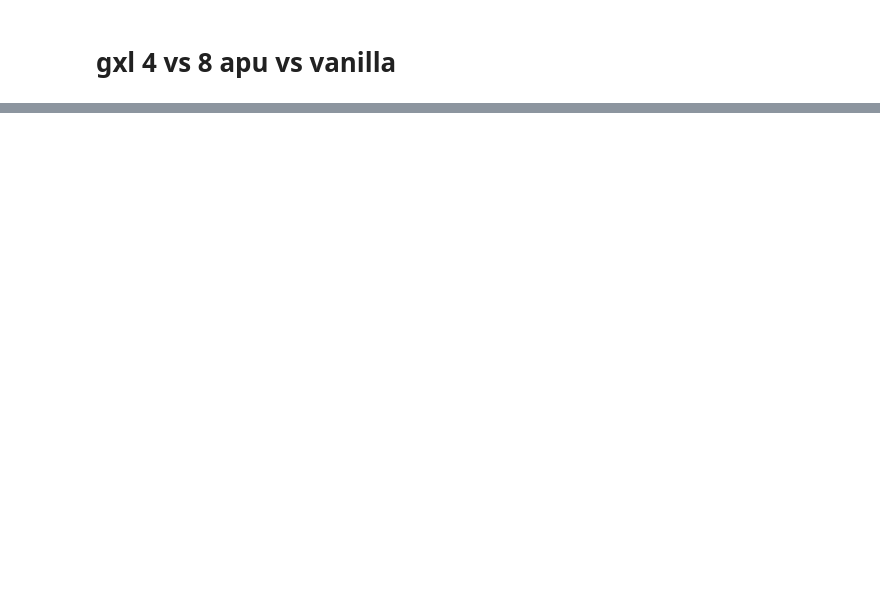
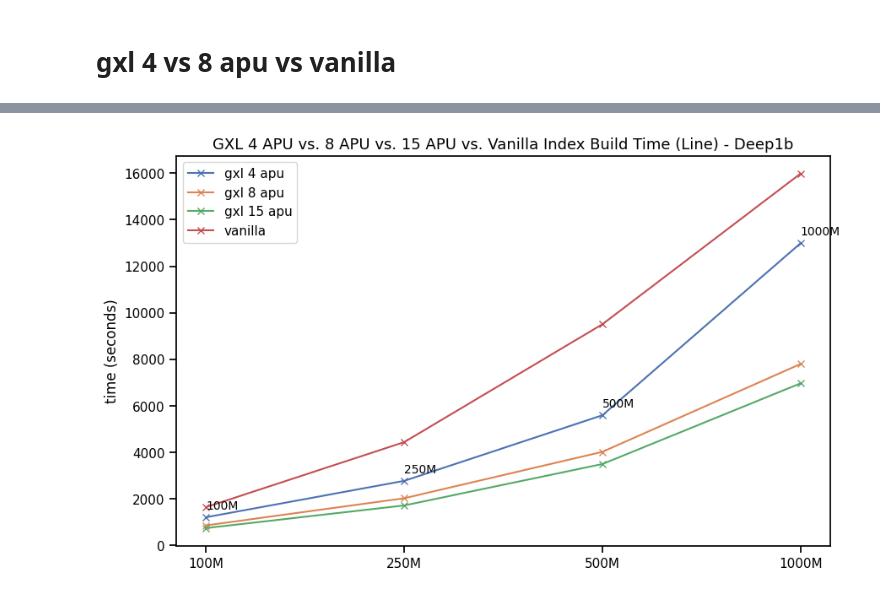
Before and after one commit to iamsabhoho/hnswlib, a Jupyter notebook: gsi/analyze.ipynb, the cells around one changed output, grey strips where cells are left out. Saved outputs shown, nothing was run; the diff lists cells and outputs as text; code cells hidden in the pictures; blank space fills up the shorter version.

```diff
--- a/gsi/analyze.ipynb
+++ b/gsi/analyze.ipynb
@@ -1305,0 +715,4 @@ with sns.axes_style("white"):
+# %%
+g_4_pivot['total'] = g_4_pivot.iloc[:, :4].sum(axis=1)
+g_8_pivot['total'] = g_8_pivot.iloc[:, :4].sum(axis=1)
+g_15_pivot['total'] = g_15_pivot.iloc[:, :4].sum(axis=1)
@@ -1308 +852,42 @@ with sns.axes_style("white"):
+# %%
+# data
+# gxl - 4 apu
+gxl_4 = np.array(g_4_pivot.total.tolist()[4:])
+
+# gxl - 8 apu
+gxl_8 = np.array(g_8_pivot.total.tolist()[4:])
+
+# gxl - 15 apu
+gxl_15 = np.array(g_15_pivot.total.tolist()[4:])
+
+# vanilla
+vanilla_time = np.array(g_8_pivot.vanilla.tolist()[4:])
+
+# data sizes
+sizes = ['100M', '250M', '500M', '1000M']
+
+fig, ax = plt.subplots(figsize=(10, 6))
+ax.plot(gxl_4, marker='x', label='gxl 4 apu')
+ax.plot(gxl_8, marker='x', label='gxl 8 apu')
+ax.plot(gxl_15, marker='x', label='gxl 15 apu')
+ax.plot(vanilla_time, marker='x', label='vanilla')
+
+for i, s in enumerate(sizes):
+    ax.annotate(s,
+        xy=(i, gxl_4[i]-0.005),
+        xytext=(0.0,7),
+        textcoords="offset points",
+        fontsize=10
+        )
+
+
+plt.legend()
+plt.xticks(np.arange(4), sizes)
+plt.ylabel('time (seconds)')
+plt.title('GXL 4 APU vs. 8 APU vs. 15 APU vs. Vanilla Index Build Time (Line) - Deep1b', fontsize=13)
+plt.savefig('results/vis/gxl_4vs8__vanilla_index_build_time_line.png', bbox_inches="tight")
+plt.show()
+plt.close()
+# %% [output]
+[figure, added]
 # %%
```
Also changed, not shown: parts of 60 cells of this notebook, 4 other files.
